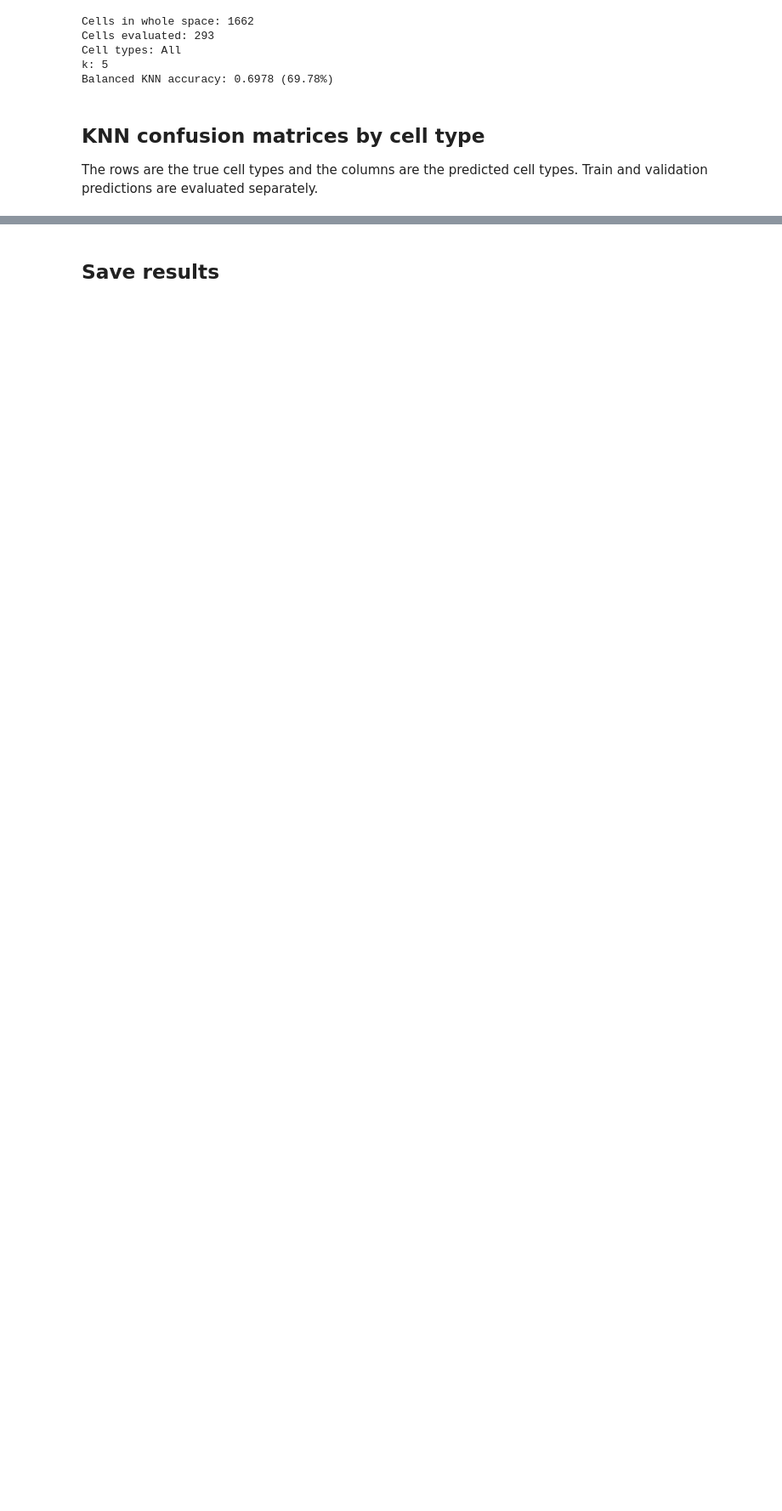
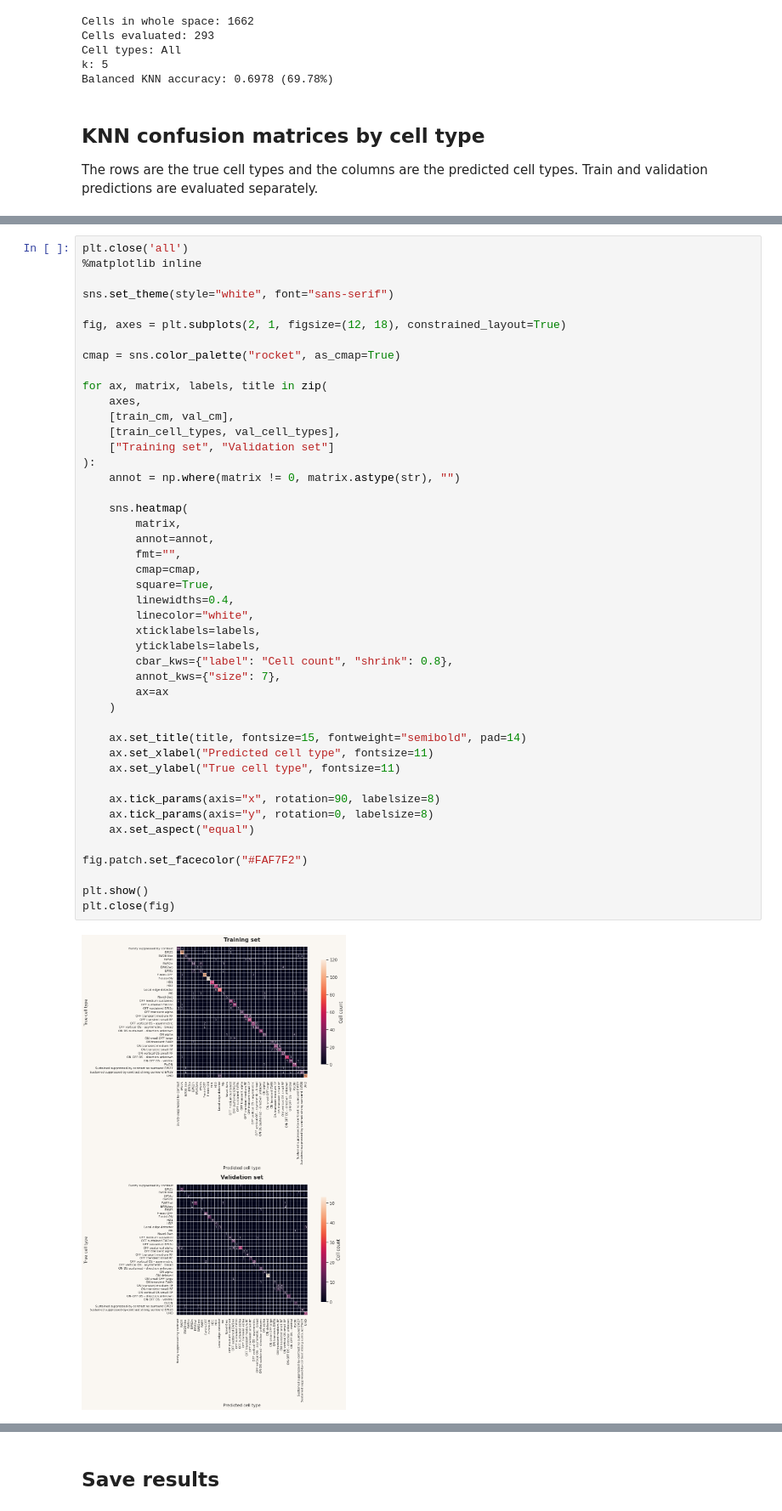
Before and after one commit to pegah81/ssl_neuron, a Jupyter notebook: ssl_neuron/demos/model_inference.ipynb, the cells around one changed output, grey strips where cells are left out. Shown at 85% size. Drawn from its saved outputs; the diff is of its cells as text; blank space fills up the shorter version.

```diff
--- a/ssl_neuron/demos/model_inference.ipynb
+++ b/ssl_neuron/demos/model_inference.ipynb
@@ -589 +619,48 @@ The rows are the true cell types and the columns are the predicted cell types. T
+# %%
+plt.close('all')
+%matplotlib inline
+
+sns.set_theme(style="white", font="sans-serif")
+
+fig, axes = plt.subplots(2, 1, figsize=(12, 18), constrained_layout=True)
+
+cmap = sns.color_palette("rocket", as_cmap=True)
+
+for ax, matrix, labels, title in zip(
+    axes,
+    [train_cm, val_cm],
+    [train_cell_types, val_cell_types],
+    ["Training set", "Validation set"]
+):
+    annot = np.where(matrix != 0, matrix.astype(str), "")
+
+    sns.heatmap(
+        matrix,
+        annot=annot,
+        fmt="",
+        cmap=cmap,
+        square=True,
+        linewidths=0.4,
+        linecolor="white",
+        xticklabels=labels,
+        yticklabels=labels,
+        cbar_kws={"label": "Cell count", "shrink": 0.8},
+        annot_kws={"size": 7},
+        ax=ax
+    )
+
+    ax.set_title(title, fontsize=15, fontweight="semibold", pad=14)
+    ax.set_xlabel("Predicted cell type", fontsize=11)
+    ax.set_ylabel("True cell type", fontsize=11)
+
+    ax.tick_params(axis="x", rotation=90, labelsize=8)
+    ax.tick_params(axis="y", rotation=0, labelsize=8)
+    ax.set_aspect("equal")
+
+fig.patch.set_facecolor("#FAF7F2")
+
+plt.show()
+plt.close(fig)
+# %% [output]
+[figure, added]
 # %%
```
Also changed, not shown: parts of 11 cells of this notebook, 4 other files.
